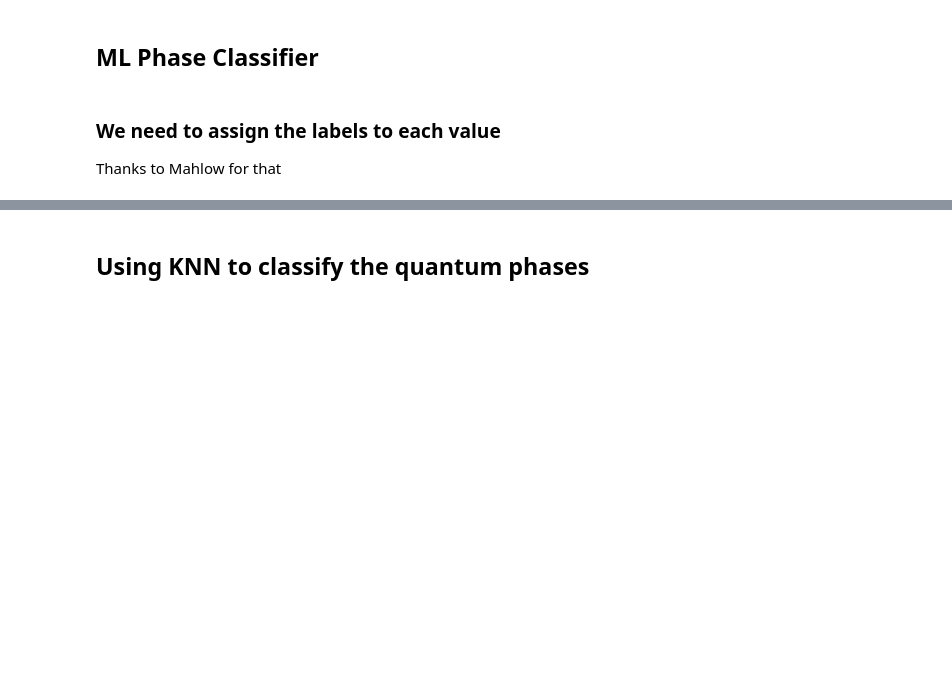
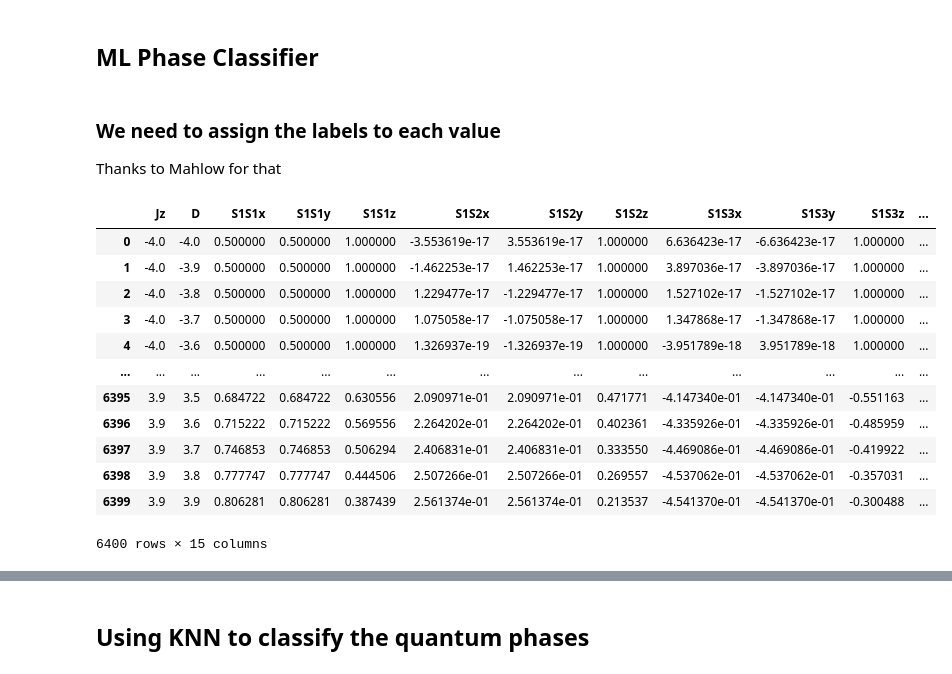
Before and after one commit to eru-iluv/Phase-Classifier, a Jupyter notebook: main.ipynb, the cells around one changed output, grey strips where cells are left out. Drawn from its saved outputs; the diff is of its cells as text; code cells hidden in the pictures; blank space fills up the shorter version.

```diff
--- a/main.ipynb
+++ b/main.ipynb
@@ -298,6 +301,22 @@ def read_correlations(N: int) -> dict[str, pd.DataFrame]:
     return dfs_corr
 
 dfs_corr = read_correlations(8)
+# %%
+dfs_corr['H1']
+# %% [output]
+|  | Jz | D | S1S1x | S1S1y | S1S1z | S1S2x | S1S2y | S1S2z | S1S3x | S1S3y | S1S3z | ... |
+| 0 | -4.0 | -4.0 | 0.500000 | 0.500000 | 1.000000 | -3.553619e-17 | 3.553619e-17 | 1.000000 | 6.636423e-17 | -6.636423e-17 | 1.000000 | ... |
+| 1 | -4.0 | -3.9 | 0.500000 | 0.500000 | 1.000000 | -1.462253e-17 | 1.462253e-17 | 1.000000 | 3.897036e-17 | -3.897036e-17 | 1.000000 | ... |
+| 2 | -4.0 | -3.8 | 0.500000 | 0.500000 | 1.000000 | 1.229477e-17 | -1.229477e-17 | 1.000000 | 1.527102e-17 | -1.527102e-17 | 1.000000 | ... |
+| 3 | -4.0 | -3.7 | 0.500000 | 0.500000 | 1.000000 | 1.075058e-17 | -1.075058e-17 | 1.000000 | 1.347868e-17 | -1.347868e-17 | 1.000000 | ... |
+| 4 | -4.0 | -3.6 | 0.500000 | 0.500000 | 1.000000 | 1.326937e-19 | -1.326937e-19 | 1.000000 | -3.951789e-18 | 3.951789e-18 | 1.000000 | ... |
+| ... | ... | ... | ... | ... | ... | ... | ... | ... | ... | ... | ... | ... |
+| 6395 | 3.9 | 3.5 | 0.684722 | 0.684722 | 0.630556 | 2.090971e-01 | 2.090971e-01 | 0.471771 | -4.147340e-01 | -4.147340e-01 | -0.551163 | ... |
+| 6396 | 3.9 | 3.6 | 0.715222 | 0.715222 | 0.569556 | 2.264202e-01 | 2.264202e-01 | 0.402361 | -4.335926e-01 | -4.335926e-01 | -0.485959 | ... |
+| 6397 | 3.9 | 3.7 | 0.746853 | 0.746853 | 0.506294 | 2.406831e-01 | 2.406831e-01 | 0.333550 | -4.469086e-01 | -4.469086e-01 | -0.419922 | ... |
+| 6398 | 3.9 | 3.8 | 0.777747 | 0.777747 | 0.444506 | 2.507266e-01 | 2.507266e-01 | 0.269557 | -4.537062e-01 | -4.537062e-01 | -0.357031 | ... |
+| 6399 | 3.9 | 3.9 | 0.806281 | 0.806281 | 0.387439 | 2.561374e-01 | 2.561374e-01 | 0.213537 | -4.541370e-01 | -4.541370e-01 | -0.300488 | ... |
+6400 rows × 15 columns
 # %%
 def PCA_transform(df):
     pca = PCA(2)
```
Also changed, not shown: parts of 11 cells of this notebook.
